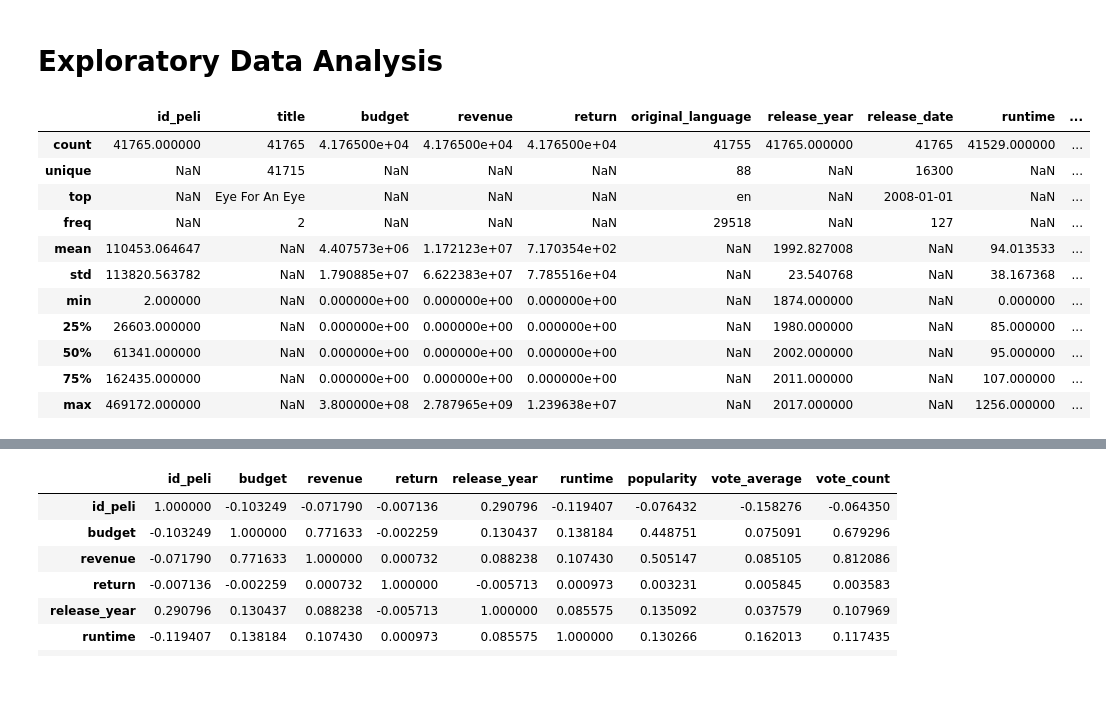
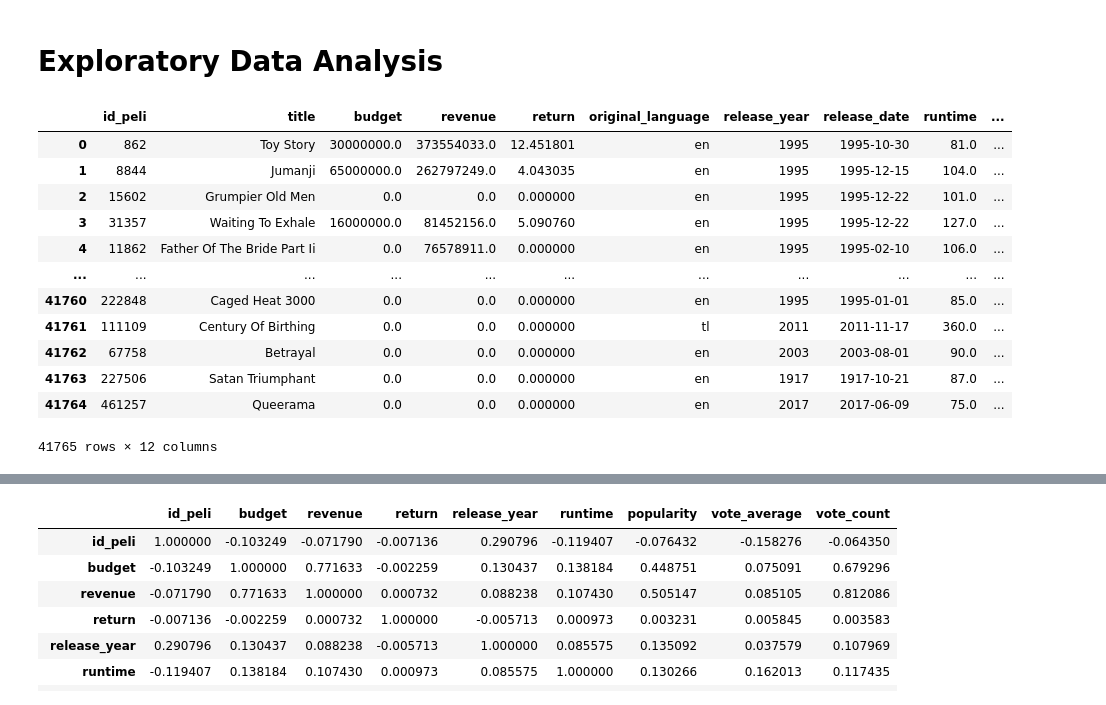
Before and after one commit to Tinmarian/PI1_MLOps_HENRY, a Jupyter notebook: EDA/EDA.ipynb, the cells around one changed output, grey strips where cells are left out. Cells and saved outputs as stored; diff of their text form; code cells hidden in the pictures.

```diff
--- a/EDA/EDA.ipynb
+++ b/EDA/EDA.ipynb
@@ -8,17 +9,18 @@ import matplotlib.pyplot as plt
 import scipy.stats as stats
 # %%
 df = pd.read_csv('../clean_data/movies.csv')
-df.describe(include='all')
+df
 # %% [output]
 |  | id_peli | title | budget | revenue | return | original_language | release_year | release_date | runtime | ... |
-| count | 41765.000000 | 41765 | 4.176500e+04 | 4.176500e+04 | 4.176500e+04 | 41755 | 41765.000000 | 41765 | 41529.000000 | ... |
-| unique | NaN | 41715 | NaN | NaN | NaN | 88 | NaN | 16300 | NaN | ... |
-| top | NaN | Eye For An Eye | NaN | NaN | NaN | en | NaN | 2008-01-01 | NaN | ... |
-| freq | NaN | 2 | NaN | NaN | NaN | 29518 | NaN | 127 | NaN | ... |
-| mean | 110453.064647 | NaN | 4.407573e+06 | 1.172123e+07 | 7.170354e+02 | NaN | 1992.827008 | NaN | 94.013533 | ... |
-| std | 113820.563782 | NaN | 1.790885e+07 | 6.622383e+07 | 7.785516e+04 | NaN | 23.540768 | NaN | 38.167368 | ... |
-| min | 2.000000 | NaN | 0.000000e+00 | 0.000000e+00 | 0.000000e+00 | NaN | 1874.000000 | NaN | 0.000000 | ... |
-| 25% | 26603.000000 | NaN | 0.000000e+00 | 0.000000e+00 | 0.000000e+00 | NaN | 1980.000000 | NaN | 85.000000 | ... |
-| 50% | 61341.000000 | NaN | 0.000000e+00 | 0.000000e+00 | 0.000000e+00 | NaN | 2002.000000 | NaN | 95.000000 | ... |
-| 75% | 162435.000000 | NaN | 0.000000e+00 | 0.000000e+00 | 0.000000e+00 | NaN | 2011.000000 | NaN | 107.000000 | ... |
-| max | 469172.000000 | NaN | 3.800000e+08 | 2.787965e+09 | 1.239638e+07 | NaN | 2017.000000 | NaN | 1256.000000 | ... |
+| 0 | 862 | Toy Story | 30000000.0 | 373554033.0 | 12.451801 | en | 1995 | 1995-10-30 | 81.0 | ... |
+| 1 | 8844 | Jumanji | 65000000.0 | 262797249.0 | 4.043035 | en | 1995 | 1995-12-15 | 104.0 | ... |
+| 2 | 15602 | Grumpier Old Men | 0.0 | 0.0 | 0.000000 | en | 1995 | 1995-12-22 | 101.0 | ... |
+| 3 | 31357 | Waiting To Exhale | 16000000.0 | 81452156.0 | 5.090760 | en | 1995 | 1995-12-22 | 127.0 | ... |
+| 4 | 11862 | Father Of The Bride Part Ii | 0.0 | 76578911.0 | 0.000000 | en | 1995 | 1995-02-10 | 106.0 | ... |
+| ... | ... | ... | ... | ... | ... | ... | ... | ... | ... | ... |
+| 41760 | 222848 | Caged Heat 3000 | 0.0 | 0.0 | 0.000000 | en | 1995 | 1995-01-01 | 85.0 | ... |
+| 41761 | 111109 | Century Of Birthing | 0.0 | 0.0 | 0.000000 | tl | 2011 | 2011-11-17 | 360.0 | ... |
+| 41762 | 67758 | Betrayal | 0.0 | 0.0 | 0.000000 | en | 2003 | 2003-08-01 | 90.0 | ... |
+| 41763 | 227506 | Satan Triumphant | 0.0 | 0.0 | 0.000000 | en | 1917 | 1917-10-21 | 87.0 | ... |
+| 41764 | 461257 | Queerama | 0.0 | 0.0 | 0.000000 | en | 2017 | 2017-06-09 | 75.0 | ... |
+41765 rows × 12 columns
```
Also changed, not shown: parts of 25 cells of this notebook, 1 other file.
